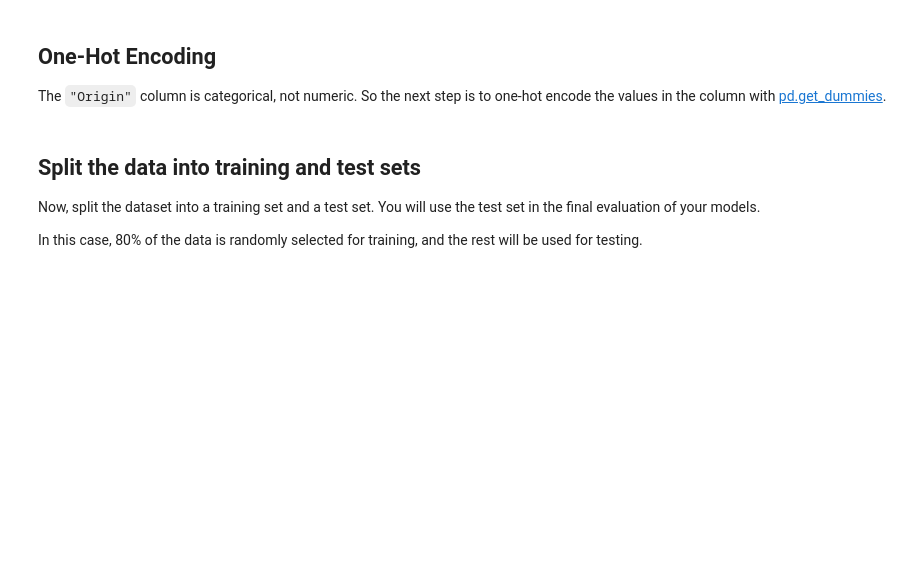
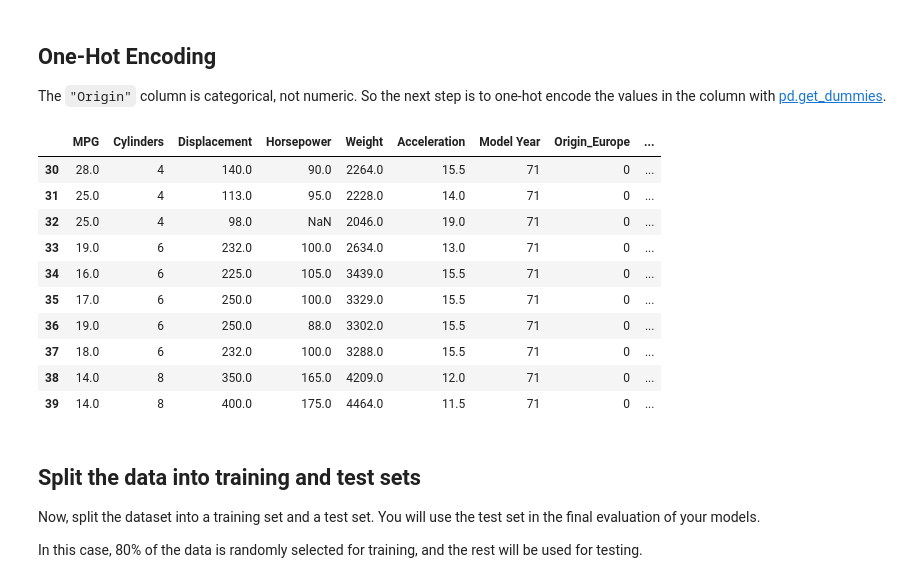
Before and after one commit to drehnstrom/ml-ops-course, a Jupyter notebook: tensorflow_examples/mpg_linear_regression.ipynb, the cells around one changed output. Saved outputs shown, nothing was run; the diff lists cells and outputs as text; code cells hidden in the pictures; blank space fills up the shorter version.

```diff
--- a/tensorflow_examples/mpg_linear_regression.ipynb
+++ b/tensorflow_examples/mpg_linear_regression.ipynb
@@ -78,14 +115,26 @@ The `"Origin"` column is categorical, not numeric. So the next step is to one-ho
 # %%
 dataset['Origin'] = dataset['Origin'].map({1: 'USA',
                                            2: 'Europe',
                                            3: 'Japan'})
 
 dataset = pd.get_dummies(dataset,
                          columns=['Origin'],
-                         prefix='', prefix_sep='')
+                         prefix='Origin_', prefix_sep='')
 
 
 dataset[30:40]
+# %% [output]
+|  | MPG | Cylinders | Displacement | Horsepower | Weight | Acceleration | Model Year | Origin_Europe | ... |
+| 30 | 28.0 | 4 | 140.0 | 90.0 | 2264.0 | 15.5 | 71 | 0 | ... |
+| 31 | 25.0 | 4 | 113.0 | 95.0 | 2228.0 | 14.0 | 71 | 0 | ... |
+| 32 | 25.0 | 4 | 98.0 | NaN | 2046.0 | 19.0 | 71 | 0 | ... |
+| 33 | 19.0 | 6 | 232.0 | 100.0 | 2634.0 | 13.0 | 71 | 0 | ... |
+| 34 | 16.0 | 6 | 225.0 | 105.0 | 3439.0 | 15.5 | 71 | 0 | ... |
+| 35 | 17.0 | 6 | 250.0 | 100.0 | 3329.0 | 15.5 | 71 | 0 | ... |
+| 36 | 19.0 | 6 | 250.0 | 88.0 | 3302.0 | 15.5 | 71 | 0 | ... |
+| 37 | 18.0 | 6 | 232.0 | 100.0 | 3288.0 | 15.5 | 71 | 0 | ... |
+| 38 | 14.0 | 8 | 350.0 | 165.0 | 4209.0 | 12.0 | 71 | 0 | ... |
+| 39 | 14.0 | 8 | 400.0 | 175.0 | 4464.0 | 11.5 | 71 | 0 | ... |
 # %% [markdown]
 ## Split the data into training and test sets
 
```
Also changed, not shown: parts of 22 cells of this notebook.
